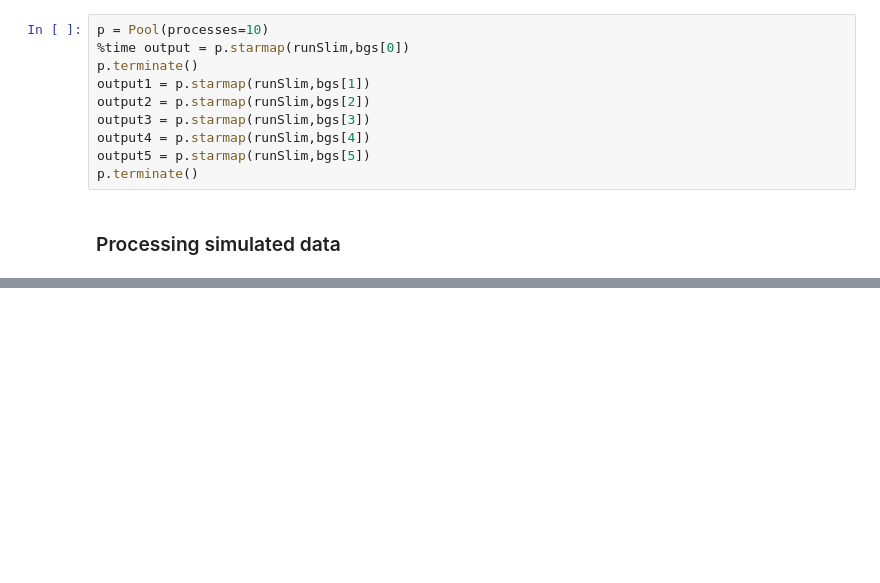
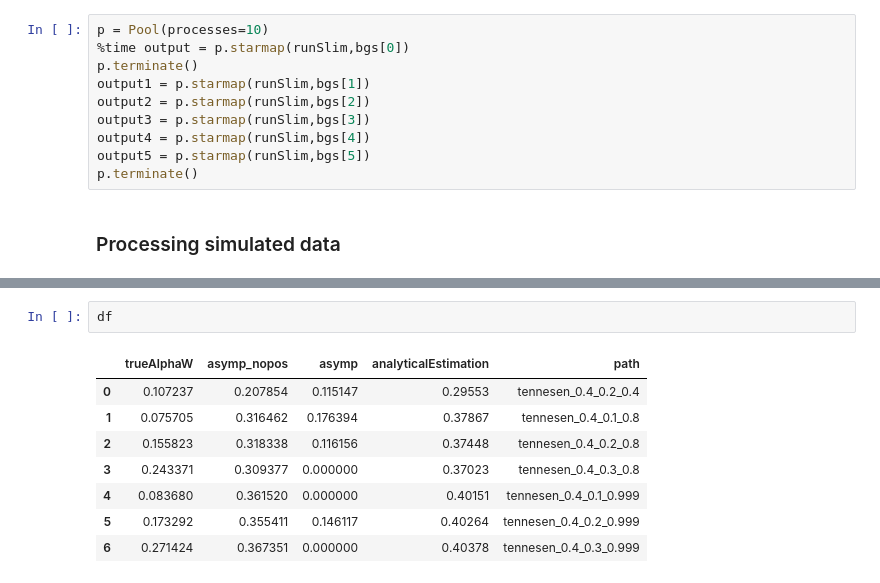
Before and after one commit to jmurga/abcmk_simulations, a Jupyter notebook: scripts/notebooks/bgsSimulations.ipynb, the cells around one changed output, grey strips where cells are left out. Drawn from its saved outputs; the diff is of its cells as text; blank space fills up the shorter version.

```diff
--- a/scripts/notebooks/bgsSimulations.ipynb
+++ b/scripts/notebooks/bgsSimulations.ipynb
@@ -462,0 +496,11 @@ df.set_index(tmpSim.path.apply(lambda row: row.split('/')[-1]))
+# %%
+df
+# %% [output]
+|  | trueAlphaW | asymp_nopos | asymp | analyticalEstimation | path |
+| 0 | 0.107237 | 0.207854 | 0.115147 | 0.29553 | tennesen_0.4_0.2_0.4 |
+| 1 | 0.075705 | 0.316462 | 0.176394 | 0.37867 | tennesen_0.4_0.1_0.8 |
+| 2 | 0.155823 | 0.318338 | 0.116156 | 0.37448 | tennesen_0.4_0.2_0.8 |
+| 3 | 0.243371 | 0.309377 | 0.000000 | 0.37023 | tennesen_0.4_0.3_0.8 |
+| 4 | 0.083680 | 0.361520 | 0.000000 | 0.40151 | tennesen_0.4_0.1_0.999 |
+| 5 | 0.173292 | 0.355411 | 0.146117 | 0.40264 | tennesen_0.4_0.2_0.999 |
+| 6 | 0.271424 | 0.367351 | 0.000000 | 0.40378 | tennesen_0.4_0.3_0.999 |
```
Also changed, not shown: parts of 13 cells of this notebook, 5 other files.
